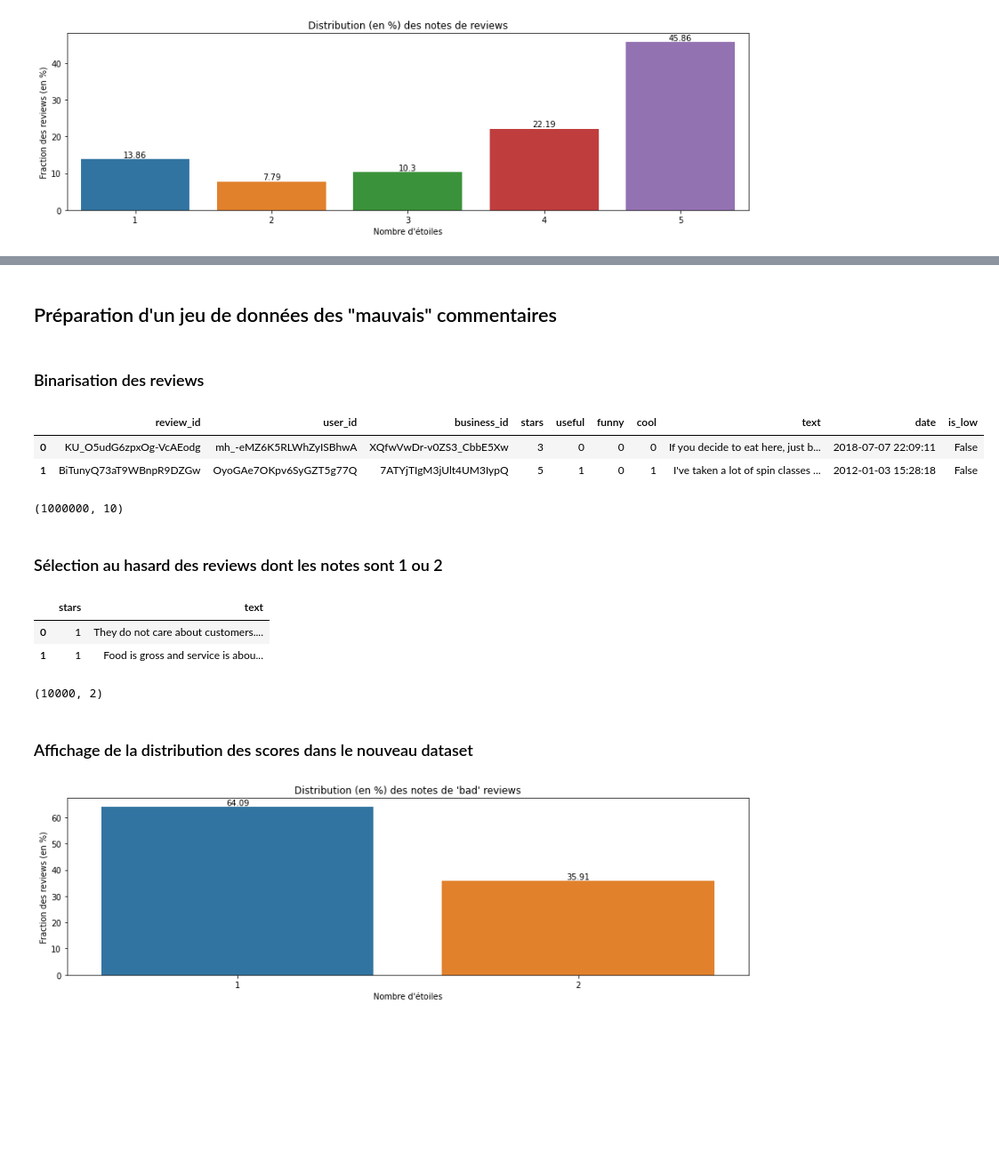
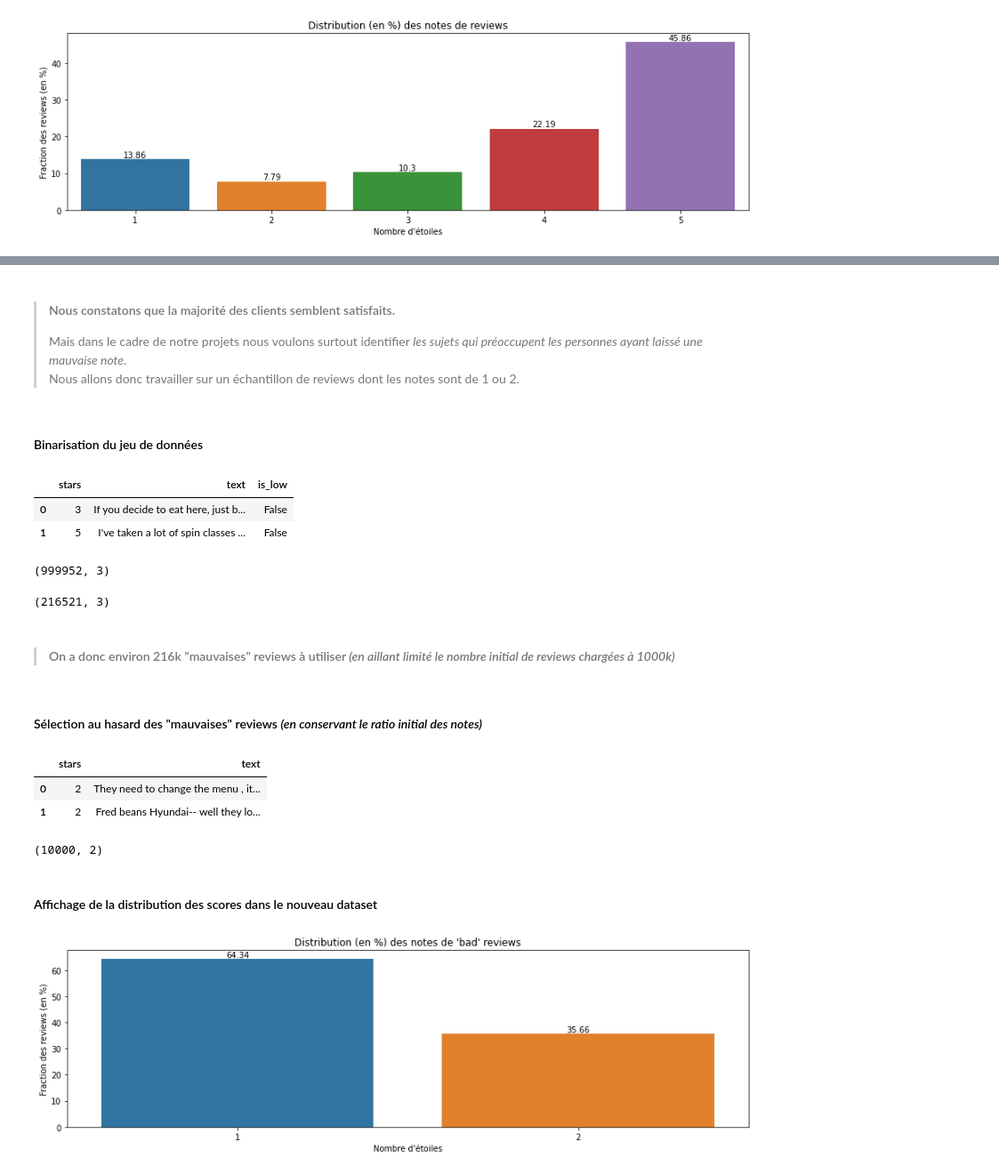
Before and after one commit to Valkea/OC_AI_06, a Jupyter notebook: 01_EDA.ipynb, the cells around one changed output, grey strips where cells are left out. Shown at 89% size. Drawn from its saved outputs; the diff is of its cells as text; code cells hidden in the pictures; blank space fills up the shorter version.

```diff
--- a/01_EDA.ipynb
+++ b/01_EDA.ipynb
@@ -128,0 +115,3 @@ plot_bars(select.T, "Distribution (en %) des notes de reviews", y_label="Fractio
+# %%
+data_tmp = data_review.copy()
+data_tmp['review_size'] = data_review.text.apply(lambda x: len(x.split()))
@@ -128,0 +226,3 @@ plot_bars(select.T, "Distribution (en %) des notes de reviews", y_label="Fractio
+# %%
+data_clean = data_tmp[ data_tmp.review_size > 1 ][['stars','text']]
+display(data_clean.head(2), data_clean.shape)
@@ -129,30 +244,38 @@ plot_bars(select.T, "Distribution (en %) des notes de reviews", y_label="Fractio
+# %% [markdown]
+>#### Nous constatons que la majorité des clients semblent satisfaits.
+> Mais dans le cadre de notre projets nous voulons surtout identifier *les sujets qui préoccupent les personnes ayant laissé une mauvaise note*.<br>
+> Nous allons donc travailler sur un échantillon de reviews dont les notes sont de 1 ou 2.
 # %% [markdown]
-## Préparation d'un jeu de données des "mauvais" commentaires
+#### Binarisation du jeu de données
-# %% [markdown]
-### Binarisation des reviews
 # %%
-data_review['is_low'] = data_review.stars < 3 # TRUE with 1,2 stars and FALSE with 3,4,5 stars
-display(data_review.head(2), data_review.shape)
+data_clean['is_low'] = data_clean.stars <= 2 # TRUE with 1,2 stars and FALSE with 3,4,5 stars
+display(data_clean.head(2), data_clean.shape)
 # %% [output]
-|  | review_id | user_id | business_id | stars | useful | funny | cool | text | date | is_low |
-| 0 | KU_O5udG6zpxOg-VcAEodg | mh_-eMZ6K5RLWhZyISBhwA | XQfwVwDr-v0ZS3_CbbE5Xw | 3 | 0 | 0 | 0 | If you decide to eat here, just b... | 2018-07-07 22:09:11 | False |
-| 1 | BiTunyQ73aT9WBnpR9DZGw | OyoGAe7OKpv6SyGZT5g77Q | 7ATYjTIgM3jUlt4UM3IypQ | 5 | 1 | 0 | 1 | I've taken a lot of spin classes ... | 2012-01-03 15:28:18 | False |
+|  | stars | text | is_low |
+| 0 | 3 | If you decide to eat here, just b... | False |
+| 1 | 5 | I've taken a lot of spin classes ... | False |
-(1000000, 10)
+(999952, 3)
+# %%
+data_clean[data_clean.is_low].shape
+# %% [output]
+(216521, 3)
+# %% [markdown]
+>#### On a donc environ 216k "mauvaises" reviews à utiliser *(en aillant limité le nombre initial de reviews chargées à 1000k)*
 # %% [markdown]
-### Sélection au hasard des reviews dont les notes sont 1 ou 2
+#### Sélection au hasard des "mauvaises" reviews *(en conservant le ratio initial des notes)*
 # %%
 sample_size = 10000
 # %%
 # Select samples with the original dataset stars' ratio
-data_bad_reviews = data_review[data_review.is_low == True].sample(sample_size, random_state=random_seed)[['stars', 'text']].reset_index(drop=True)
+data_bad_reviews = data_clean[data_clean.is_low == True].sample(sample_size, random_state=random_seed)[['stars', 'text']].reset_index(drop=True)
 display(data_bad_reviews.head(2), data_bad_reviews.shape)
 # %% [output]
 |  | stars | text |
-| 0 | 1 | They do not care about customers.... |
-| 1 | 1 | Food is gross and service is abou... |
+| 0 | 2 | They need to change the menu , it... |
+| 1 | 2 | Fred beans Hyundai-- well they lo... |
 (10000, 2)
 # %% [markdown]
-### Affichage de la distribution des scores dans le nouveau dataset
+#### Affichage de la distribution des scores dans le nouveau dataset
 # %%
 select = pd.DataFrame(data_bad_reviews.stars.value_counts()).reset_index()
 select.sort_values(by='index', inplace=True)
```
Also changed, not shown: parts of 122 cells of this notebook.
